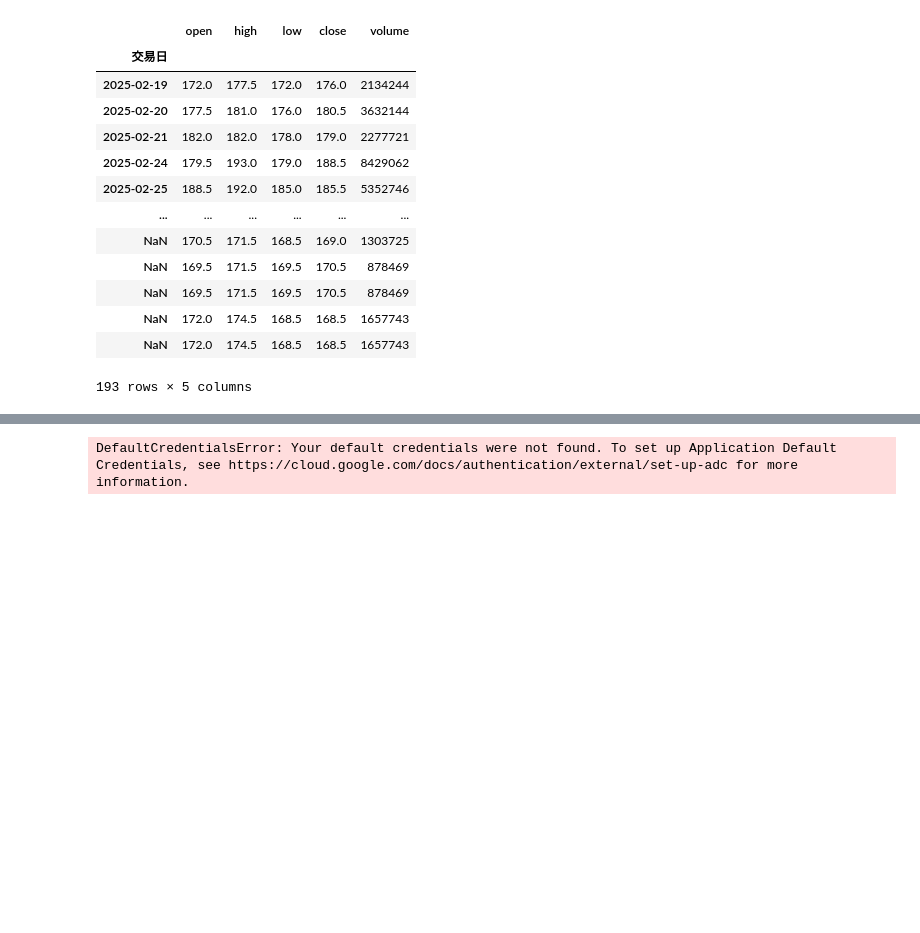
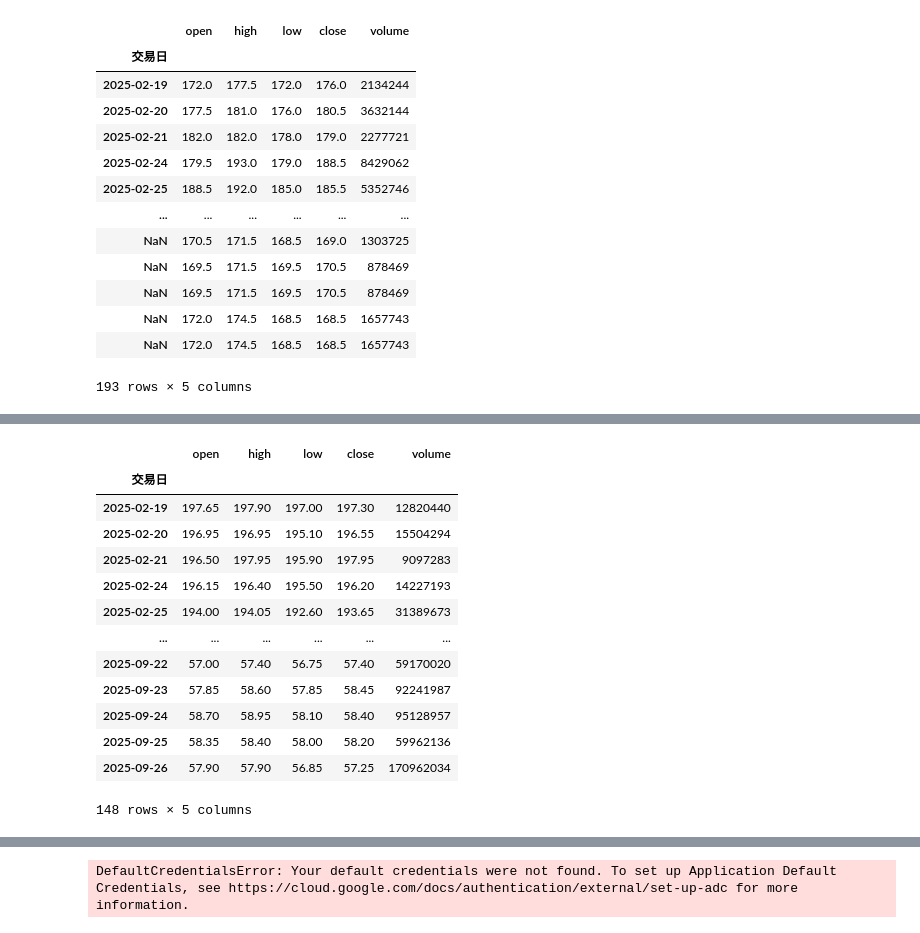
Before and after one commit to ifurther/Stocker, a Jupyter notebook: Stocker_analyze.ipynb, the cells around one changed output, grey strips where cells are left out. Drawn from its saved outputs; the diff is of its cells as text; code cells hidden in the pictures; blank space fills up the shorter version.

```diff
--- a/Stocker_analyze.ipynb
+++ b/Stocker_analyze.ipynb
@@ -470,0 +476,17 @@ return df_ta.groupby(level='證券代號', group_keys=False).apply(add_ind)
+# %%
+Stocker2.data_ta.loc["0050"]
+# %% [output]
+|  | open | high | low | close | volume |
+| 交易日 |  |  |  |  |  |
+| 2025-02-19 | 197.65 | 197.90 | 197.00 | 197.30 | 12820440 |
+| 2025-02-20 | 196.95 | 196.95 | 195.10 | 196.55 | 15504294 |
+| 2025-02-21 | 196.50 | 197.95 | 195.90 | 197.95 | 9097283 |
+| 2025-02-24 | 196.15 | 196.40 | 195.50 | 196.20 | 14227193 |
+| 2025-02-25 | 194.00 | 194.05 | 192.60 | 193.65 | 31389673 |
+| ... | ... | ... | ... | ... | ... |
+| 2025-09-22 | 57.00 | 57.40 | 56.75 | 57.40 | 59170020 |
+| 2025-09-23 | 57.85 | 58.60 | 57.85 | 58.45 | 92241987 |
+| 2025-09-24 | 58.70 | 58.95 | 58.10 | 58.40 | 95128957 |
+| 2025-09-25 | 58.35 | 58.40 | 58.00 | 58.20 | 59962136 |
+| 2025-09-26 | 57.90 | 57.90 | 56.85 | 57.25 | 170962034 |
+148 rows × 5 columns
```
Also changed, not shown: parts of 19 cells of this notebook, 2 other files.
